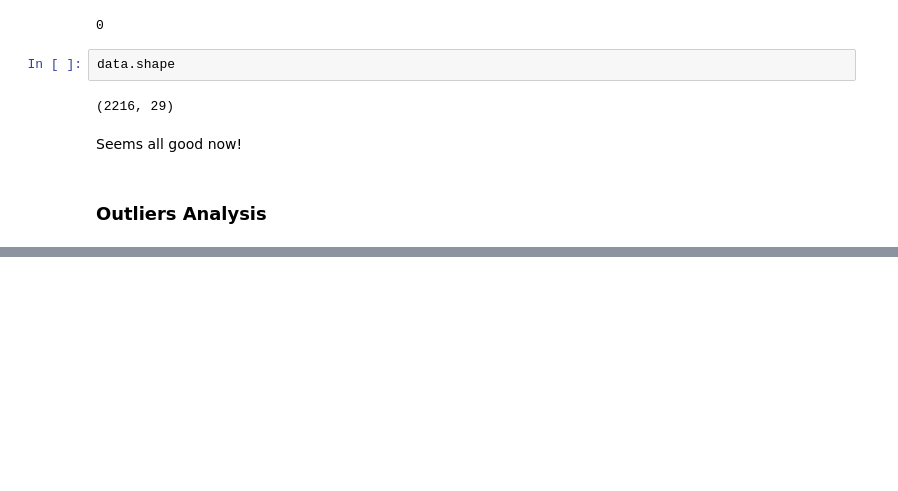
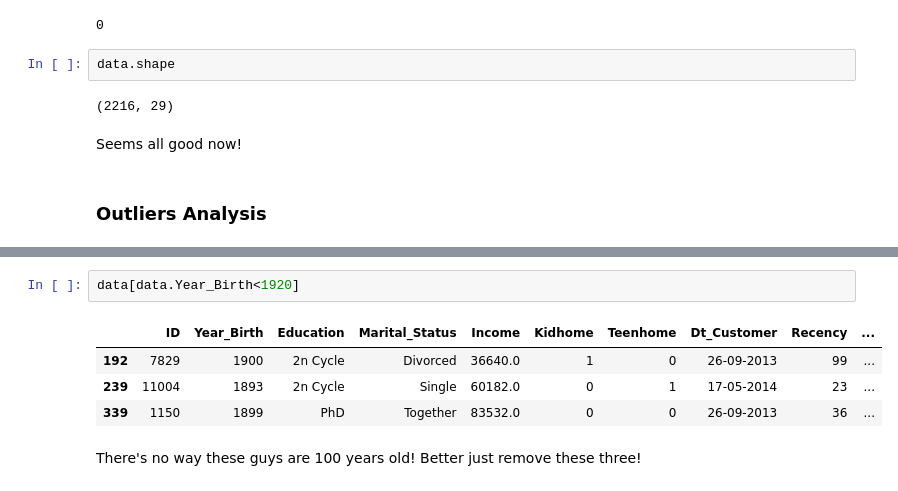
Before and after one commit to Salekeen/Classification-of-Customer-Base-based-on-Promotion-Proclivity, a Jupyter notebook: 3. Data Cleaning.ipynb, the cells around one changed output, grey strips where cells are left out. Saved outputs shown, nothing was run; the diff lists cells and outputs as text; blank space fills up the shorter version.

```diff
--- a/3. Data Cleaning.ipynb
+++ b/3. Data Cleaning.ipynb
@@ -86,0 +104,9 @@ Seems all good now!
+# %%
+data[data.Year_Birth<1920]
+# %% [output]
+|  | ID | Year_Birth | Education | Marital_Status | Income | Kidhome | Teenhome | Dt_Customer | Recency | ... |
+| 192 | 7829 | 1900 | 2n Cycle | Divorced | 36640.0 | 1 | 0 | 26-09-2013 | 99 | ... |
+| 239 | 11004 | 1893 | 2n Cycle | Single | 60182.0 | 0 | 1 | 17-05-2014 | 23 | ... |
+| 339 | 1150 | 1899 | PhD | Together | 83532.0 | 0 | 0 | 26-09-2013 | 36 | ... |
+# %% [markdown]
+There's no way these guys are 100 years old! Better just remove these three!
```
Also changed, not shown: parts of 3 cells of this notebook, 1 other file.
